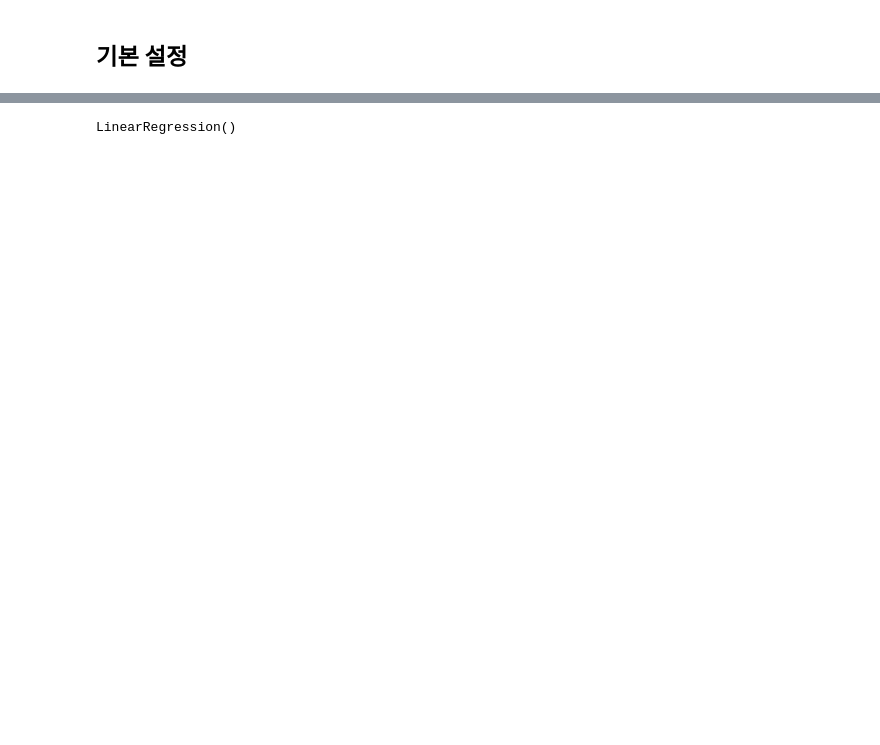
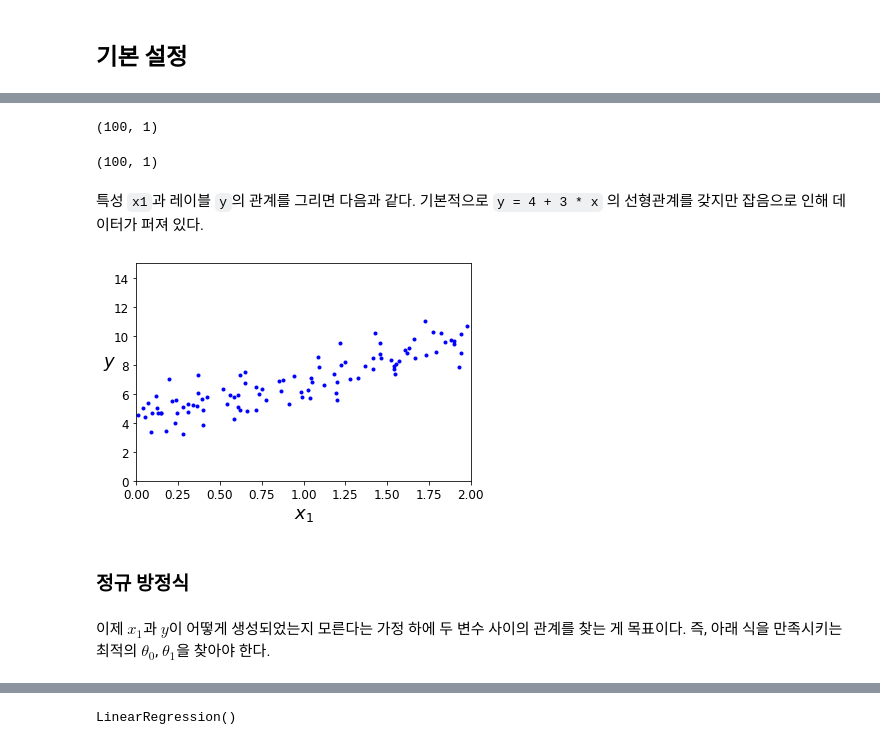
Before and after one commit to codingalzi/pydata, a Jupyter notebook: notebooks/pydata08-machine-learning-preview-1.ipynb, the cells around one changed output, grey strips where cells are left out. Drawn from its saved outputs; the diff is of its cells as text; code cells hidden in the pictures; blank space fills up the shorter version.

```diff
--- a/notebooks/pydata08-machine-learning-preview-1.ipynb
+++ b/notebooks/pydata08-machine-learning-preview-1.ipynb
@@ -532,0 +67,29 @@ $$
+# %%
+import numpy as np
+
+X = 2 * np.random.rand(100, 1)
+y = 4 + 3 * X + np.random.randn(100, 1)   # X와 y의 관계를 1차 함수로 표현
+# %%
+X.shape
+# %% [output]
+(100, 1)
+# %%
+y.shape
+# %% [output]
+(100, 1)
+# %% [markdown]
+특성 `x1`과 레이블 `y`의 관계를 그리면 다음과 같다.
+기본적으로 `y = 4 + 3 * x` 의 선형관계를 갖지만 잡음으로 인해 데이터가 퍼져 있다.
+# %%
+plt.plot(X, y, "b.")                          # 파랑 점: 훈련 세트 산점도
+plt.xlabel("$x_1$", fontsize=18)              # x축 표시
+plt.ylabel("$y$", rotation=0, fontsize=18)    # y축 표시
+plt.axis([0, 2, 0, 15])                       # x축, y축 스케일 지정
+plt.show()
+# %% [output]
+[figure, added]
+# %% [markdown]
+### 정규 방정식
+# %% [markdown]
+이제 $x_1$과 $y$이 어떻게 생성되었는지 모른다는 가정 하에 두 변수 사이의 관계를 찾는 게 목표이다.
+즉, 아래 식을 만족시키는 최적의 $\theta_0$, $\theta_1$을 찾아야 한다.
```
Also changed, not shown: parts of 149 cells of this notebook, 4 other files.
